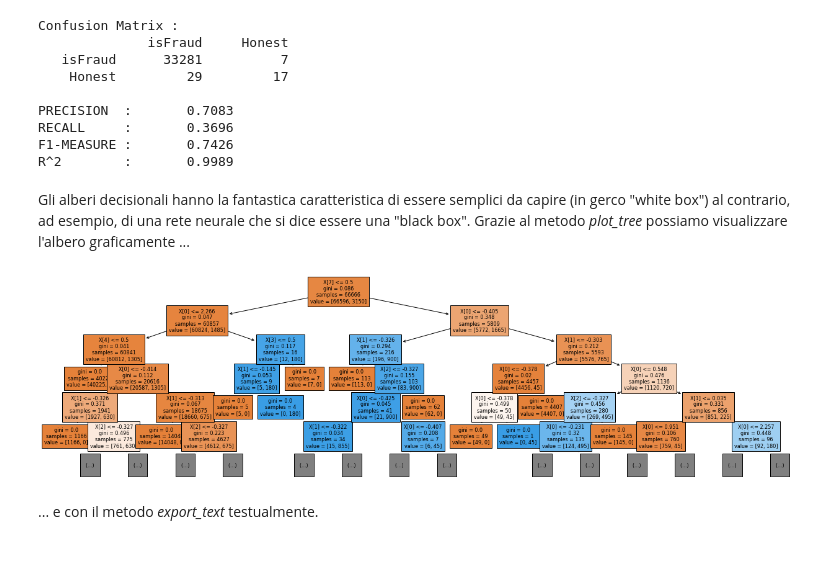
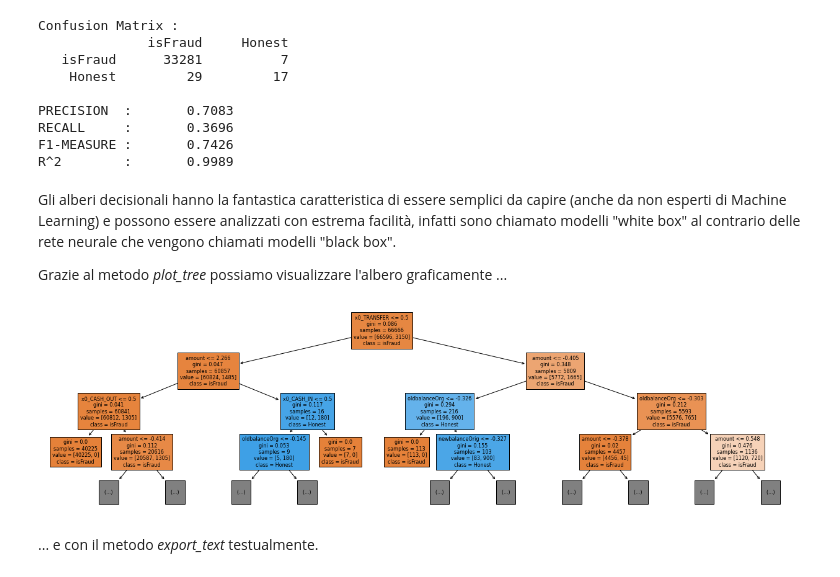
Before and after one commit to FedericoCampanozzi/FraudDetection, a Jupyter notebook: code/main.ipynb, the cells around one changed output. Drawn from its saved outputs; the diff is of its cells as text; code cells hidden in the pictures.

```diff
--- a/code/main.ipynb
+++ b/code/main.ipynb
@@ -307,12 +317,15 @@ RECALL     :       0.3696
 F1-MEASURE :       0.7426
 R^2        :       0.9989
 # %% [markdown]
-Gli alberi decisionali hanno la fantastica caratteristica di essere semplici da capire (in gerco "white box") al contrario, ad esempio, di una rete neurale che si dice essere una "black box". Grazie al metodo *plot_tree* possiamo visualizzare l'albero graficamente ...
+Gli alberi decisionali hanno la fantastica caratteristica di essere semplici da capire (anche da non esperti di Machine Learning) e possono essere analizzati con estrema facilità, infatti sono chiamato modelli "white box" al contrario delle rete neurale che vengono chiamati modelli "black box".
+
+Grazie al metodo *plot_tree* possiamo visualizzare l'albero graficamente ...
 # %%
 plt.figure(figsize=(22, 6))
-plot_tree(model_dt.named_steps["DecisionTreeClassifier"], max_depth=5, filled=True, fontsize=8);
+plot_tree(model_dt.named_steps["DecisionTreeClassifier"], max_depth=3, filled=True, fontsize=8, feature_names = f_names,
+          class_names=classes);
 # %% [output]
-[figure, old version]
+[figure, new version]
 # %% [markdown]
 ... e con il metodo *export_text* testualmente.
 # %%
```
Also changed, not shown: parts of 28 cells of this notebook.
